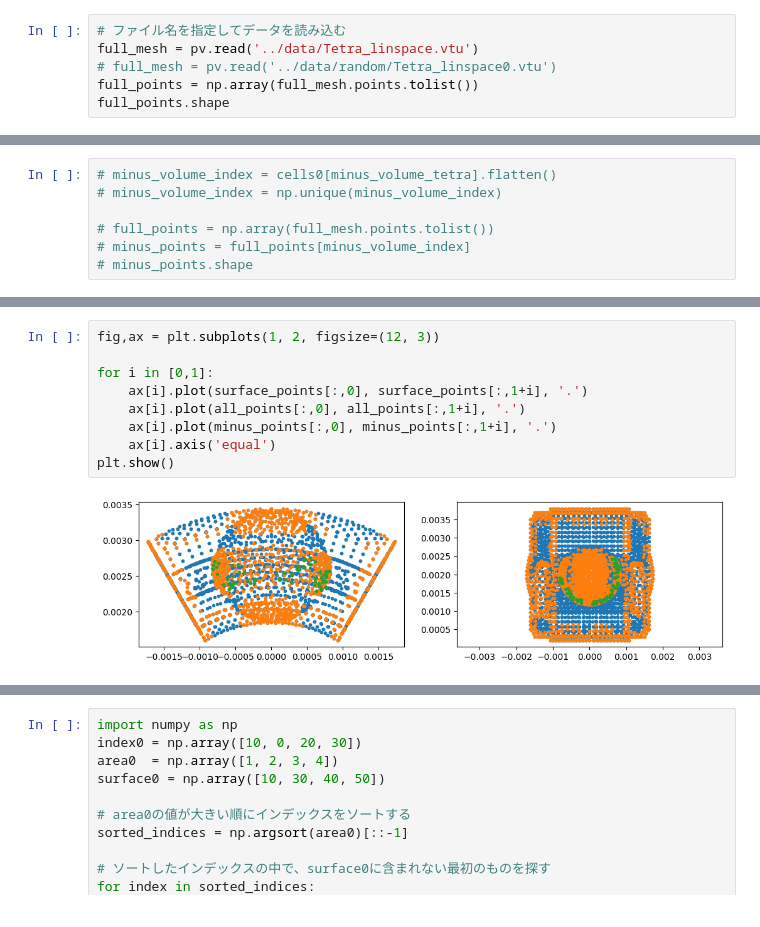
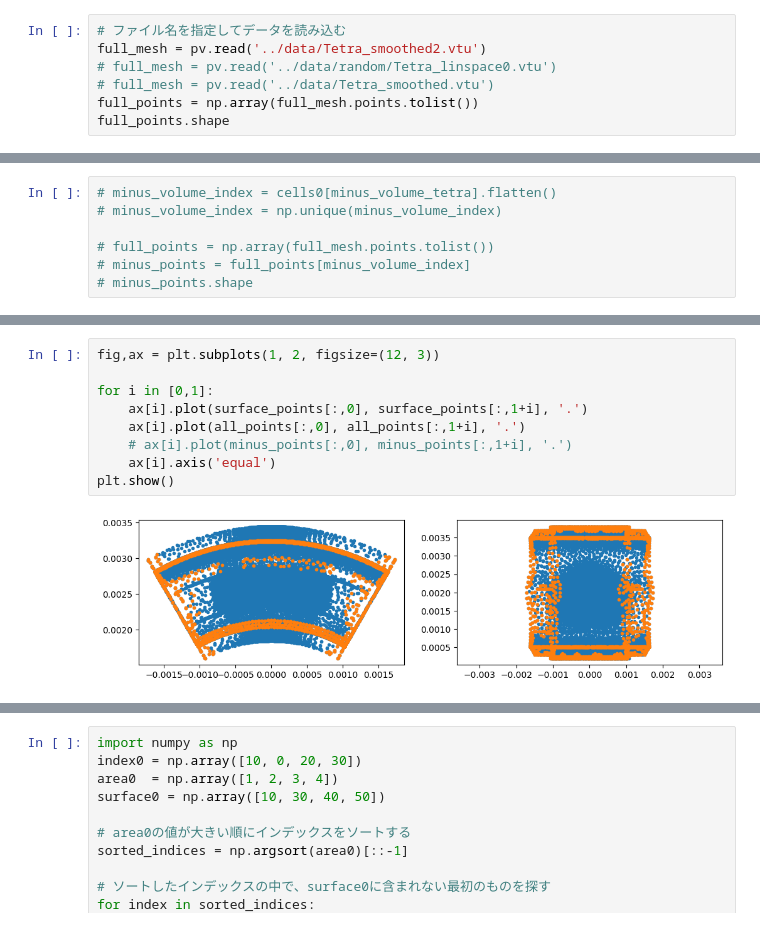
Before and after one commit to gyakusu/Mophing, a Jupyter notebook: python/MakeRandomGeomety.ipynb, the cells around one changed output, grey strips where cells are left out. Saved outputs shown, nothing was run; the diff lists cells and outputs as text.

```diff
--- a/python/MakeRandomGeomety.ipynb
+++ b/python/MakeRandomGeomety.ipynb
@@ -175,8 +153,9 @@ from matplotlib import pyplot as plt
 import pyvista as pv
 # %%
 # ファイル名を指定してデータを読み込む
-full_mesh = pv.read('../data/Tetra_linspace.vtu')
+full_mesh = pv.read('../data/Tetra_smoothed2.vtu')
 # full_mesh = pv.read('../data/random/Tetra_linspace0.vtu')
+# full_mesh = pv.read('../data/Tetra_smoothed.vtu')
 full_points = np.array(full_mesh.points.tolist())
 full_points.shape
 # %% [output]
@@ -264,14 +269,14 @@ surface_points = full_points[surface_index]
 # %%
 fig,ax = plt.subplots(1, 2, figsize=(12, 3))
 
 for i in [0,1]:
     ax[i].plot(surface_points[:,0], surface_points[:,1+i], '.')
     ax[i].plot(all_points[:,0], all_points[:,1+i], '.')
-    ax[i].plot(minus_points[:,0], minus_points[:,1+i], '.')
+    # ax[i].plot(minus_points[:,0], minus_points[:,1+i], '.')
     ax[i].axis('equal')
 plt.show()
 # %% [output]
-[figure, old version]
+[figure, new version]
 # %%
 import matplotlib.pyplot as plt
 
```
Also changed, not shown: parts of 24 cells of this notebook, 10 other files.
